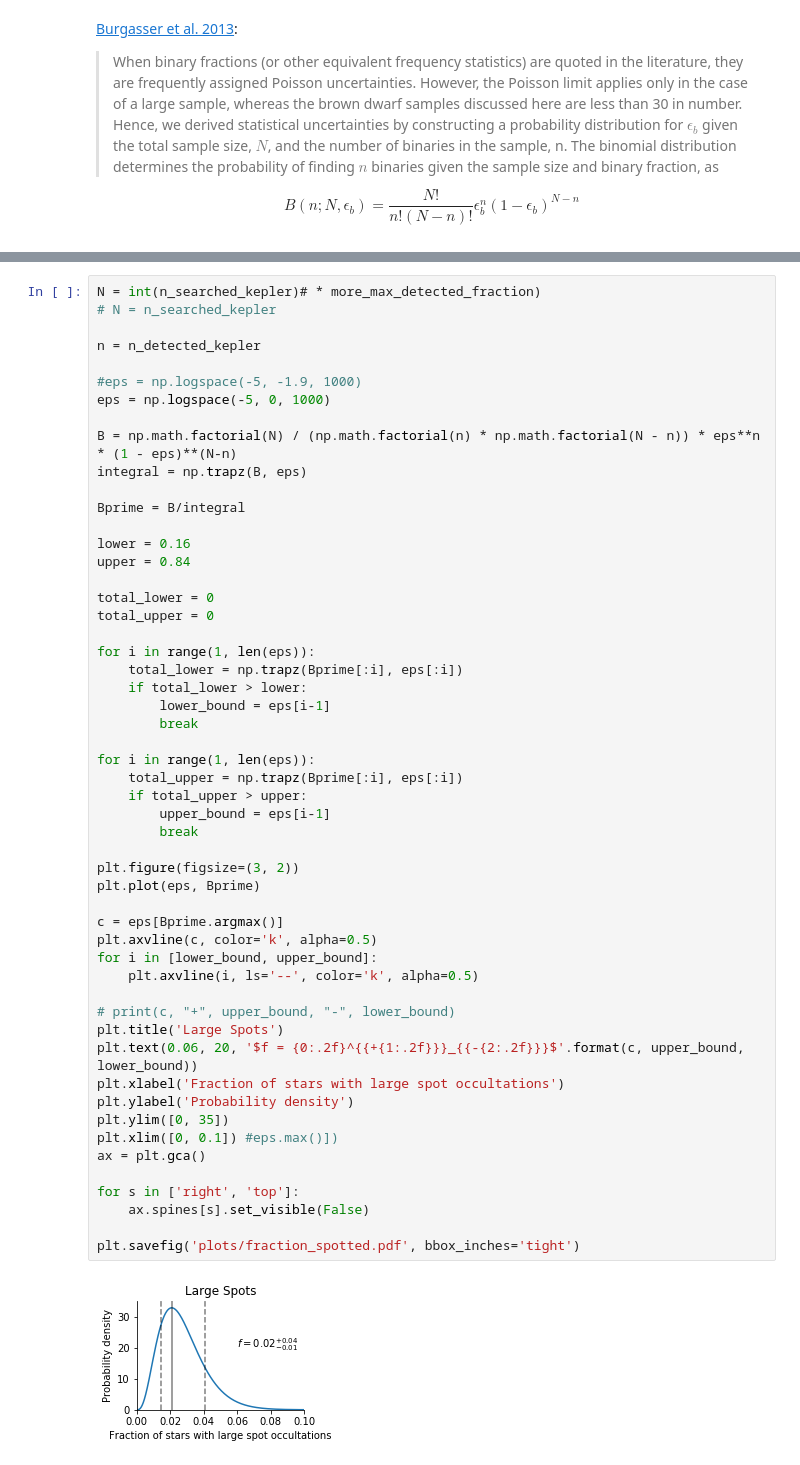
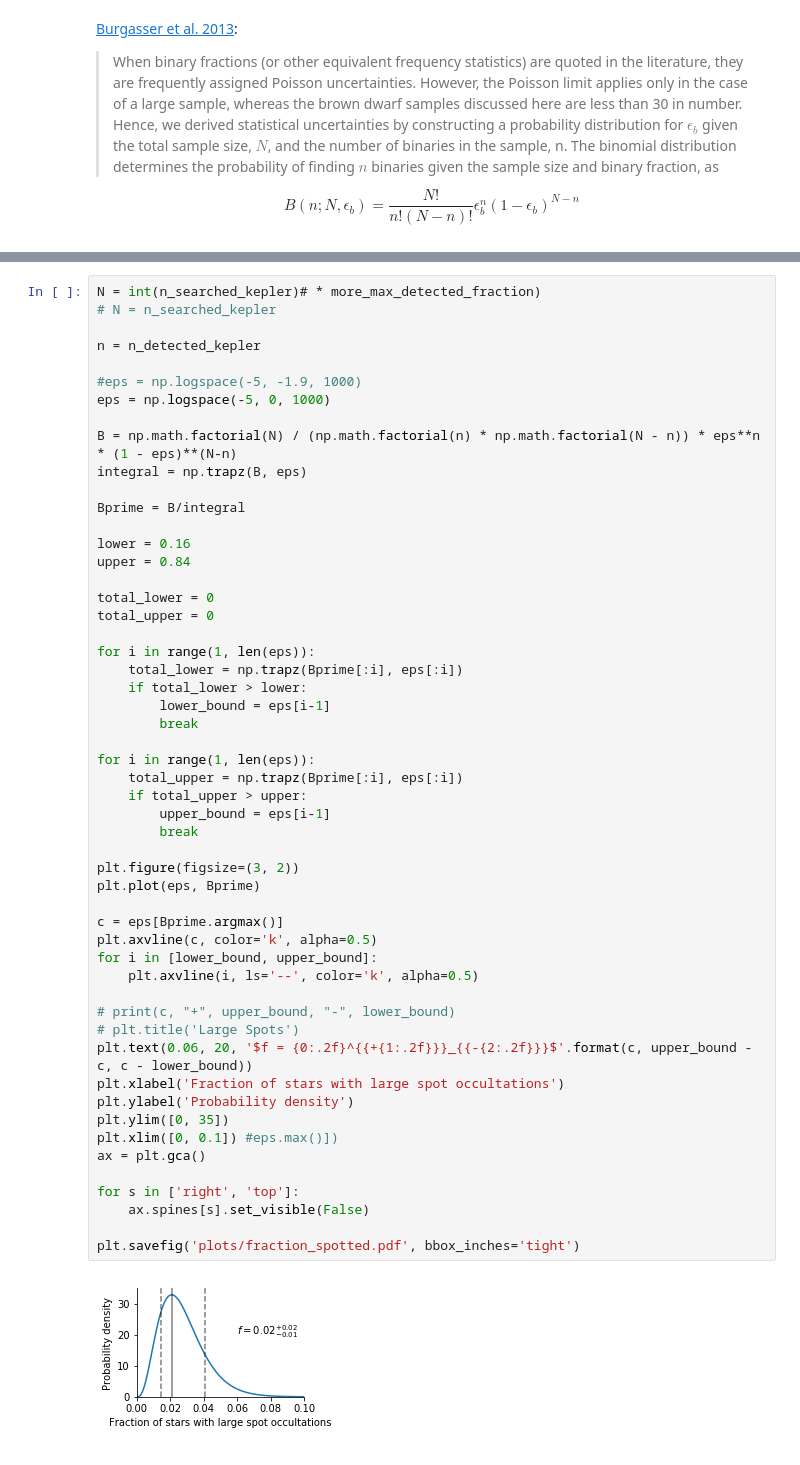
Before and after one commit to bmorris3/orso, a Jupyter notebook: obs_sim.ipynb, the cells around one changed output, grey strips where cells are left out. Saved outputs shown, nothing was run; the diff lists cells and outputs as text.

```diff
--- a/obs_sim.ipynb
+++ b/obs_sim.ipynb
@@ -186,33 +199,33 @@ for i in range(1, len(eps)):
     if total_lower > lower:
         lower_bound = eps[i-1]
         break
 
 for i in range(1, len(eps)):
     total_upper = np.trapz(Bprime[:i], eps[:i])
     if total_upper > upper:
         upper_bound = eps[i-1]
         break
 
 plt.figure(figsize=(3, 2))
 plt.plot(eps, Bprime)
 
 c = eps[Bprime.argmax()]
 plt.axvline(c, color='k', alpha=0.5)
 for i in [lower_bound, upper_bound]:
     plt.axvline(i, ls='--', color='k', alpha=0.5)
 
 # print(c, "+", upper_bound, "-", lower_bound)
-plt.title('Large Spots')
-plt.text(0.06, 20, '$f = {0:.2f}^{{+{1:.2f}}}_{{-{2:.2f}}}$'.format(c, upper_bound, lower_bound))
+# plt.title('Large Spots')
+plt.text(0.06, 20, '$f = {0:.2f}^{{+{1:.2f}}}_{{-{2:.2f}}}$'.format(c, upper_bound - c, c - lower_bound))
 plt.xlabel('Fraction of stars with large spot occultations')
 plt.ylabel('Probability density')
 plt.ylim([0, 35])
 plt.xlim([0, 0.1]) #eps.max()])
 ax = plt.gca()
 
 for s in ['right', 'top']:
     ax.spines[s].set_visible(False)
 
 plt.savefig('plots/fraction_spotted.pdf', bbox_inches='tight')
 # %% [output]
-[figure, old version]
+[figure, new version]
```
Also changed, not shown: parts of 10 cells of this notebook, 4 other files.
